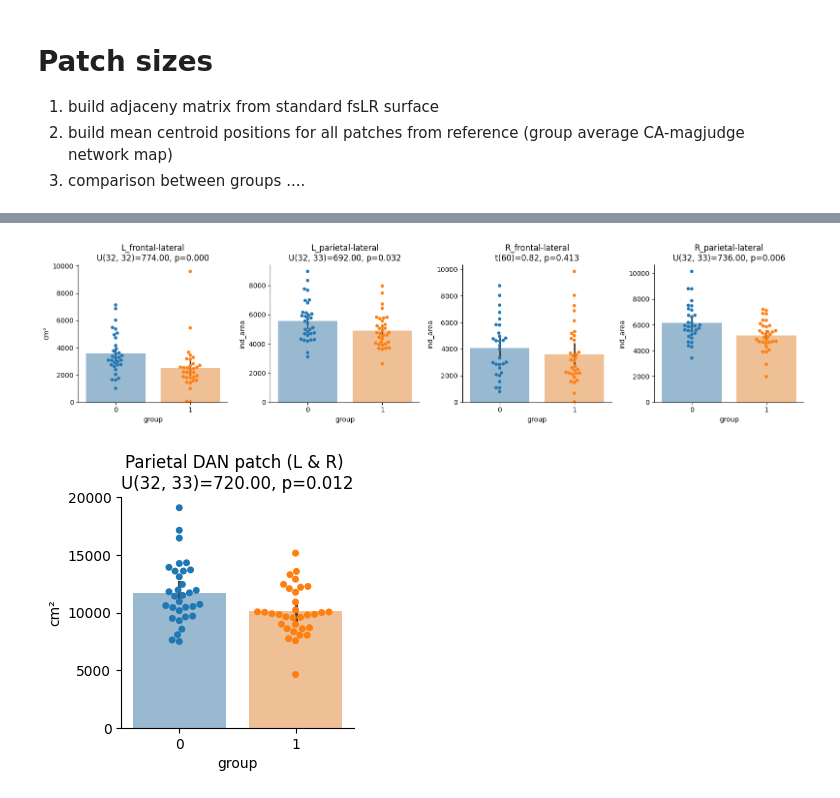
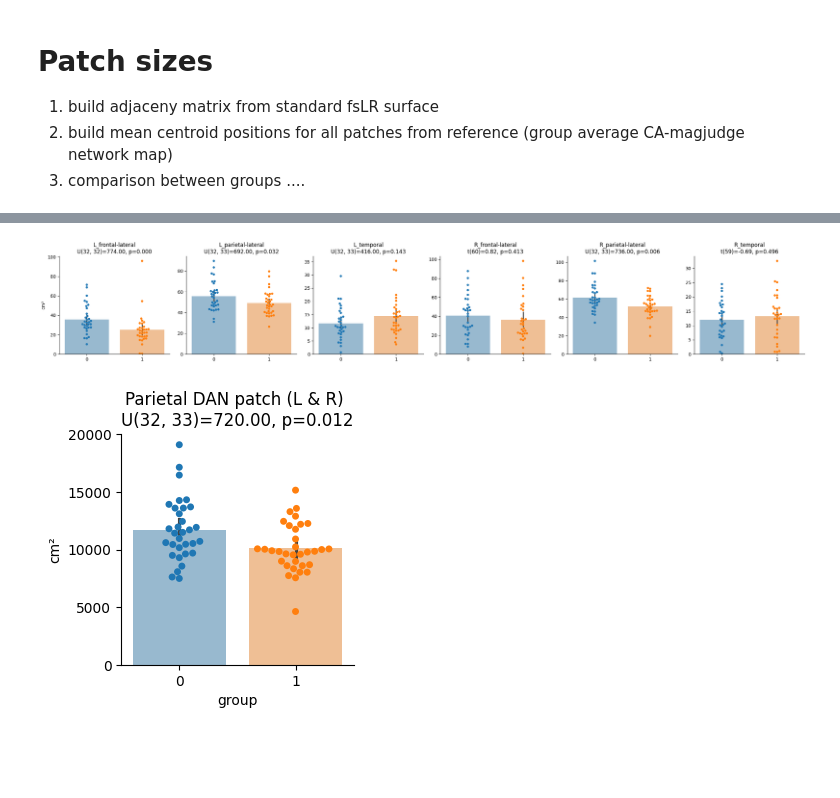
Before and after one commit to mrenke/parietal_patterns, a Jupyter notebook: nets_PFM/npc_net_ana.ipynb, the cells around one changed output, grey strips where cells are left out. Cells and saved outputs as stored; diff of their text form; code cells hidden in the pictures; blank space fills up the shorter version.

Commit message:
PFM dan patch code cleand up, pipeline comparison, ...

```diff
--- a/nets_PFM/npc_net_ana.ipynb
+++ b/nets_PFM/npc_net_ana.ipynb
@@ -222,18 +230,3 @@ display(stats_df)
 | 5 | Somatomotor | 12.885 | 7.727 | 13.345 | 6.994 | -0.248 | 0.805 | 1.000 |
 | 6 | Default | 1.768 | 1.630 | 1.802 | 1.484 | -0.084 | 0.933 | 1.000 |
 | 7 | Posterior-Multimodal | 0.160 | 0.000 | NaN | NaN | NaN | NaN | NaN |
-# %%
-sub_id = 4
-sub_str = f'sub-{sub_id:02d}'
-method = 'individual_area'
-
-net_file = op.join(PFM_ROOT, sub_str, 'networks',
-                    f'{sub_str}_ses-1_space-fsLR32k_consensus_ref-{ATLAS}_communities.npz')
-
-data = np.load(net_file)
-labels = data['network_labels']   # (n_valid,), may be < 59412 if some vertices had dropout
-
-# Align area arrays with whatever nodes survived the valid_mask in step 03
-meta = np.load(op.join(PFM_ROOT, sub_str, 'cm',
-                        f'{sub_str}_ses-1_space-fsLR32k_cm_meta.npz'))
-valid_mask = meta['valid_mask']   # (59412,) bool
@@ -418,21 +243,9 @@ def build_adj_and_coords(surf_path):
 adj_L, coords_L = build_adj_and_coords(str(fslr['midthickness'].L))
 adj_R, coords_R = build_adj_and_coords(str(fslr['midthickness'].R))
 # %%
-def centroid_to_lobe(centroid):
-    """Approximate anatomical lobe label from patch centroid (fsLR MNI-like coords)."""
-    x, y, z = centroid
-    ax = abs(x)
-    if y < -30 and z > 20:
-        return 'parietal-lateral'
-    if ax < 20 and z > 30:
-        return 'frontal-medial-dorsal'
-    if y > -20 and z > 15 and ax > 15:
-        return 'frontal-lateral'
-    if z < 5 and ax > 30 and y < -10:
-        return 'temporal'
-    if y > 30 and z < 20:
-        return 'frontal-medial'
-    return 'frontal-insula'
+from parietal_patterns.utils.surfaces import centroid_to_lobe
+from scipy.sparse import csr_matrix
+from scipy.sparse.csgraph import connected_components
 
 # ── Build reference centroids from the group-average atlas ────────────────
 atlas_path = op.join(PFM_ROOT, 'atlases',
@@ -481,10 +294,8 @@ for (hemi, lobe), indices in lobe_groups.items():
             f"{hemi}_{lobe}" if rank == 0 else f"{hemi}_{lobe}-{rank + 1}"
         )
 
-for p in atlas_ref_patches:
-    del p['_lobe']
-    print(f"  {p['ref_patch']:40s}  n={p['n_verts']:5d}  centroid={p['centroid'].round(1)}")
+ref_df = pd.DataFrame(atlas_ref_patches).drop(columns='centroid').drop(columns='_lobe')
+ref_df = ref_df[ref_df['n_verts'] >= 10] # remove tiny patches that are unlikely to be meaningful and would cause issues with patch-based analyses
 
-ref_df = pd.DataFrame(atlas_ref_patches).drop(columns='centroid')
 print(ref_df.sort_values(['hemi', 'n_verts'], ascending=[True, False]))
 # %% [output]
@@ -563,7 +363,7 @@ def get_dan_patches(sub_id, target_label=5):
                 'sub_id':   sub_id,
                 'hemi':     hemi,
                 'n_verts':  len(verts),
-                'ind_area_size': area_hemi[verts].sum(),
+                'ind_area_size': area_hemi[verts].sum()/ 100,# Convert areas to cm² for readability
                 'centroid': centroid,
             })
     return patches
@@ -619,31 +414,32 @@ R_temporal-2               18.590762  25.159760  44.255329
 # %%
 # only 4 largest patches
 # per subject multiple patches assigned to one reference patch.....
 # take sum or select largest? --> currently sum!
 from parietal_patterns.utils.statistics import between_group_comparison
 
-top_patches = pd.DataFrame(atlas_ref_patches).drop(columns='centroid').sort_values('n_verts', ascending=False).reset_index()['ref_patch'].values[:4]
+top_patches = pd.DataFrame(atlas_ref_patches).drop(columns='centroid').sort_values('n_verts', ascending=False).reset_index()['ref_patch'].values[:6]
 df_top_patches = df_patches[df_patches['ref_patch'].isin(top_patches)]
 
 y_var = 'ind_area'# 'n_verts' #
 
 fig, axes = plt.subplots(1, df_top_patches['patch'].nunique(), figsize=(4 * df_top_patches['patch'].nunique(), 4))
 for ax, patch in zip(axes, sorted(df_top_patches['patch'].unique())):
     sub = df_top_patches[df_top_patches['patch'] == patch]
 
     sub = pd.DataFrame(sub.groupby(['sub_id', 'group'])[y_var].sum()).reset_index()
     sns.barplot(data=sub, x='group', hue='group', y=y_var, alpha=0.5, legend=False, ax=ax)
     sns.swarmplot(data=sub, x='group', hue='group', y=y_var, size=5, legend=False, ax=ax)
 
     stats, test = t, p = between_group_comparison(sub, y_var, group_names = [0,1])
     ax.set_title(f'{patch}\n{test}={stats.statistic:.2f}, p={stats.pvalue:.3f}')
+    ax.set_xlabel(''); ax.set_ylabel('')
     sns.despine()
 
 axes[0].set_ylabel('cm²' if (y_var == 'ind_area') else 'vertex count')
 
 plt.tight_layout(); plt.show()
 # %% [output]
-[figure, old version]
+[figure, new version]
 # %%
 y_var = 'ind_area'# 'n_verts' #
 
```
Also changed, not shown: parts of 21 cells of this notebook, 6 other files.
